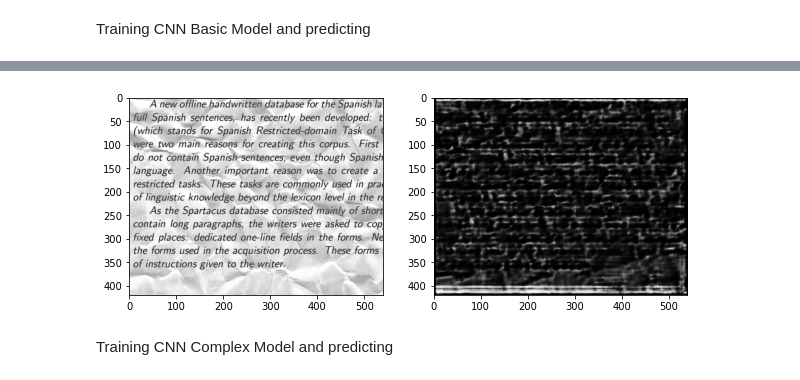
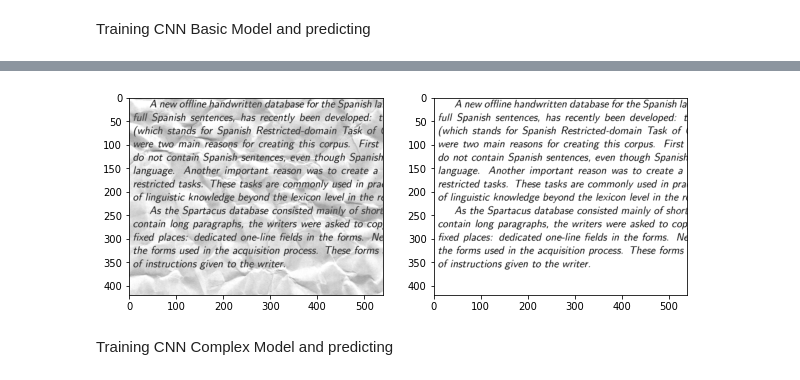
Before and after one commit to Aastha1794/Deep_Learning, a Jupyter notebook: Autoencoder.ipynb, the cells around one changed output, grey strips where cells are left out. Cells and saved outputs as stored; diff of their text form; code cells hidden in the pictures.

```diff
--- a/Autoencoder.ipynb
+++ b/Autoencoder.ipynb
@@ -933,7 +928,7 @@ Extracting
 done
 # %%
 # Lets' define our autoencoder now
-
+from keras.metrics import RootMeanSquaredError
 def build_autoencoder1():
     input_img = Input(shape=(420,540,1), name='image_input')
 
@@ -941,38 +936,38 @@ def build_autoencoder1():
     # enter encoder model here
 
     #decoder
-    x = Conv2D(32, (3, 3), padding='same',activation = "relu")(input_img)
+    x = Conv2D(128, (3, 3), padding='same')(input_img)
     x = BatchNormalization()(x)
-    #x = tensorflow.keras.layers.LeakyReLU(alpha=0.1)(x)
+    x = LeakyReLU(alpha=0.01)(x)
     x = MaxPooling2D((2, 2) , padding='same')(x)
-    x = Conv2D(64, (3, 3), padding='same',activation = "relu")(x)
+    x = Conv2D(64, (3, 3), padding='same')(x)
     x = BatchNormalization()(x)
-    #x = tensorflow.keras.layers.LeakyReLU(alpha=0.1)(x)
+    x = LeakyReLU(alpha=0.01)(x)
     #x = MaxPooling2D((2, 2), padding='same')(x)
-    x = Conv2D(128, (3, 3), padding='same',activation = "relu")(x)
+    x = Conv2D(32, (3, 3), padding='same')(x)
     x = BatchNormalization()(x)
+    x = LeakyReLU(alpha=0.01)(x)
     #x = tensorflow.keras.layers.LeakyReLU(alpha=0.1)(x)
     encoded = MaxPooling2D((2, 2), padding='same')(x)
 
 
     # at this point the representation is (4, 4, 8) i.e. 128-dimensional
 
-    x = Conv2D(128, (3, 3), padding='same',activation = "relu")(encoded)
-    #x = tensorflow.keras.layers.LeakyReLU(alpha=0.1)(x)
+    x = Conv2D(32, (3, 3), padding='same')(encoded)
+    x = LeakyReLU(alpha=0.01)(x)
     x = UpSampling2D((2, 2))(x)
-    x = Conv2D(64, (3, 3),padding='same',activation = "relu")(x)
-    #x = tensorflow.keras.layers.LeakyReLU(alpha=0.1)(x)
+    x = Conv2D(64, (3, 3),padding='same')(x)
+    x = LeakyReLU(alpha=0.01)(x)
     x = UpSampling2D((2, 2))(x)
-    x = Conv2D(32, (3, 3),padding='same',activation = "relu")(x)
-    #x = tensorflow.keras.layers.LeakyReLU(alpha=0.1)(x)
+    x = Conv2D(128, (3, 3),padding='same')(x)
+    x = LeakyReLU(alpha=0.01)(x)
     #x = UpSampling2D((2, 2))(x)
     decoded = Conv2D(1, (3, 3), activation='sigmoid', padding='same')(x)
 
 
     #model
     autoencoder = Model(inputs=input_img, outputs=decoded)
-    #autoencoder.compile(optimizer=Adam(learning_rate=1e-4), loss='mean_squared_error',metrics=[RootMeanSquaredError()])
-    autoencoder.compile(optimizer=Adam(learning_rate=1e-4), loss='mean_squared_error')
+    autoencoder.compile(optimizer=Adam(learning_rate=10e-4), loss='mean_squared_error',metrics=[RootMeanSquaredError()])
     return autoencoder
 autoencoder_CNN_Complex = build_autoencoder1()
 autoencoder_CNN_Complex.summary()
@@ -1085,4 +1096,4 @@ Total number of validation samples:  (15, 420, 540, 1)
 Training CNN Basic Model and predicting
 # %%
 # Train your model
-autoencoder_CNN_Basic.fit(X_train, y_train, epochs=10, batch_size=8, validation_data=(X_valid, y_valid))
+autoencoder_CNN_Complex2.fit(X_train, y_train, epochs=100, batch_size=8, validation_data=(X_valid, y_valid))
@@ -1089,6 +1119,6 @@ autoencoder_CNN_Basic.fit(X_train, y_train, epochs=10, batch_size=8, validation_
 # %%
 # Compute the prediction
-predicted_label = np.squeeze(autoencoder_CNN_Basic.predict(Z))
+predicted_label = np.squeeze(autoencoder_CNN_Complex2.predict(Z))
 print("s")
 f, ax = plt.subplots(1,2, figsize=(10,8))
 ax[0].imshow(np.squeeze(Z[1]), cmap='gray')
@@ -1099,5 +1128,5 @@ WARNING:tensorflow:Model was constructed with shape (None, 28, 28, 1) for input
 s
-[figure, old version]
+[figure, new version]
 # %% [markdown]
 Training CNN Complex Model and predicting
 # %%
```
Also changed, not shown: parts of 14 cells of this notebook.
